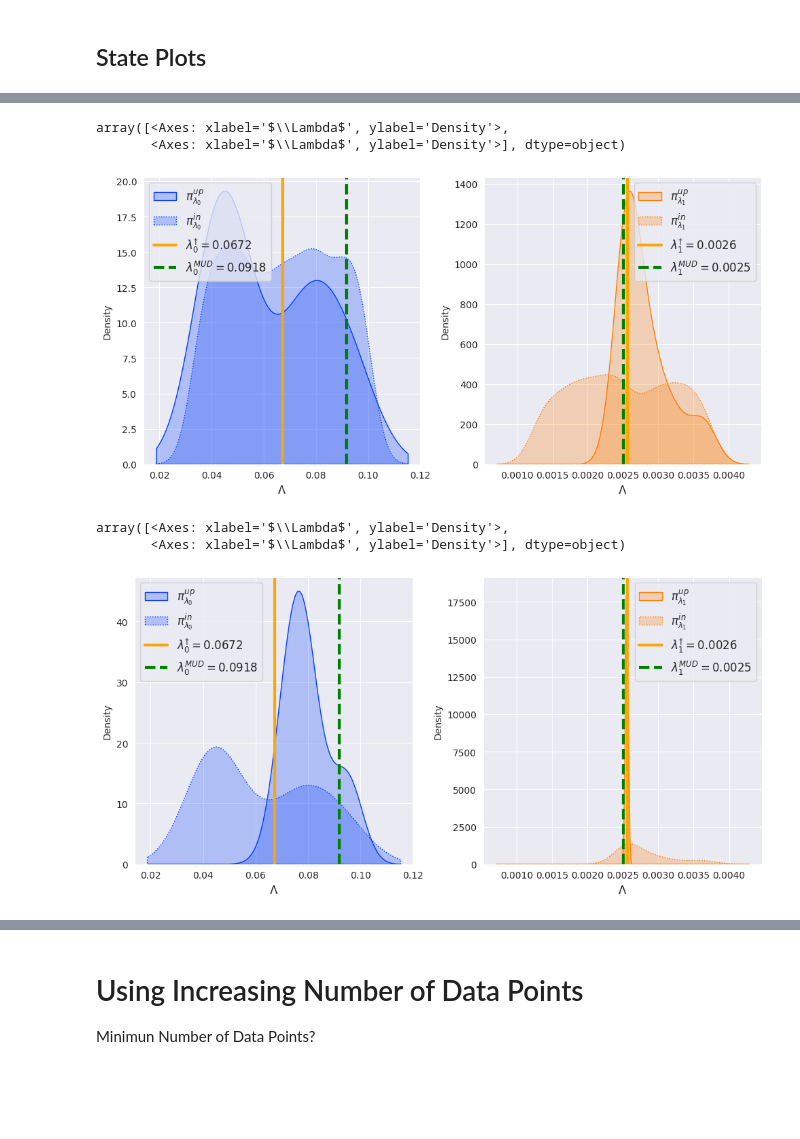
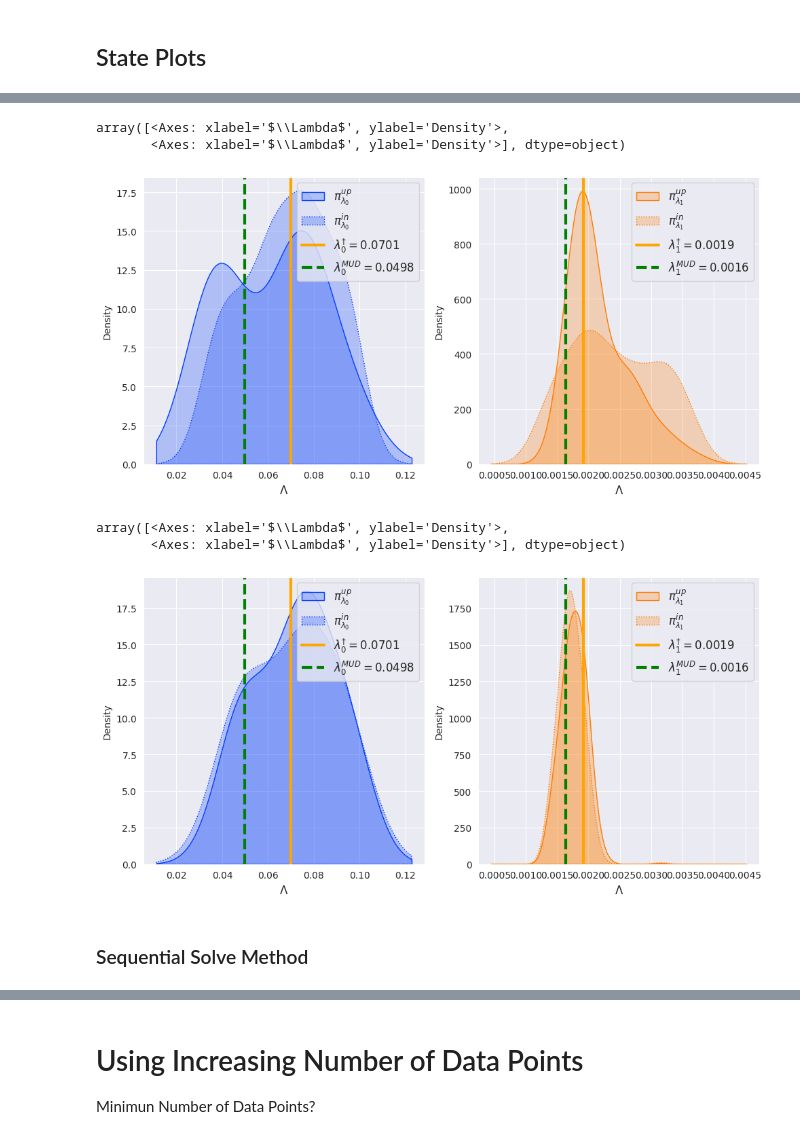
Before and after one commit to UT-CHG/pyDCI, a Jupyter notebook: notebooks/Examples/ADCIRC.ipynb, the cells around one changed output, grey strips where cells are left out. Cells and saved outputs as stored; diff of their text form; code cells hidden in the pictures; blank space fills up the shorter version.

```diff
--- a/notebooks/Examples/ADCIRC.ipynb
+++ b/notebooks/Examples/ADCIRC.ipynb
@@ -29,10 +29,11 @@ Link to published dataset - https://doi.org/10.17603/ds2-bmrf-y737
+# %%
+import pickle
+from pathlib import Path
+path = str(Path.home() /'NHERI-Published/PRJ-3492/si-inlet-full-ds.pickle')
+path = str(Path.cwd() / 'si-inlet-full-ds.pickle')
 # %%
-import pickle
-from pathlib import Path
-
-with open(str(Path.home() / 'NHERI-Published/PRJ-3492/si-inlet-full-ds.pickle'), 'rb') as fp:
+with open(path, 'rb') as fp:
     full_ds = pickle.load(fp)
-
 full_ds
 # %% [output]
 {'lam': array([[0.05846134, 0.00297906],
@@ -75,8 +107,8 @@ lam_true_idx = 999 # For same results as pilosov2023parameter
 # %%
 from pydci.utils import add_noise
 
-std_dev = 0.1
-measurements = add_noise(all_data[[lam_true_idx]], std_dev).reshape(-1, 1)
+std_dev = 0.05
+measurements = add_noise(all_data[[lam_true_idx]], std_dev, seed=123).reshape(-1, 1)
 # %%
 from pydci.utils import put_df, add_noise
 import pandas as pd
@@ -142,16 +187,21 @@ full_ds['lam'].shape, full_ds['data'].shape, full_ds['true_vals'].shape
 import numpy as np
 import seaborn as sns
 import matplotlib.pyplot as plt
+import pdb
 
-fig, ax = plt.subplots(1,1, figsize=(12,7))
 
-sns.lineplot(data_df, x='ts', y='q_lam_true_0', label='True State', ax=ax)
-sns.scatterplot(data_df, x='ts', y='q_lam_obs_0', marker='*', label='Observed State', ax=ax)
+def plot_state(data, samples=None, mask=None):
+    fig, ax = plt.subplots(1,1, figsize=(12,7))
 
-for i in np.random.choice(range(len(samples_df)), 10, replace=False):
-    cols = [c for c in samples_df.columns if c.startswith('q_lam')]
-    to_plot = pd.DataFrame(samples_df.iloc[[i]][cols].values.T, columns=[f'q_lam_s={i}'])
-    to_plot['ts'] = data_df['ts'].values
-    sns.lineplot(to_plot, x='ts', y=f'q_lam_s={i}', ax=ax, color='r', alpha=0.1)
+    mask = data.index.values if mask is None else mask
+    sns.lineplot(data.iloc[mask], x='ts', y='q_lam_true_0', label='True State', ax=ax)
+    sns.scatterplot(data.iloc[mask], x='ts', y='q_lam_obs_0', marker='*', label='Observed State', ax=ax)
 
-ax.set_title(f'lam_true = {data_df["lam_true_0"].values[0]}, {data_df["lam_true_1"].values[0]}')
+    if samples is not None:
+        cols = [c for c in samples.columns if c.startswith('q_lam_') and int(c.split('_')[-1]) in mask]
+        for i in np.random.choice(range(len(samples)), 10, replace=False):
+            to_plot = pd.DataFrame(samples.iloc[[i]][cols].values.T, columns=[f'q_lam_s={i}'])
+            to_plot['ts'] = data.iloc[mask]['ts'].values
+            sns.lineplot(to_plot, x='ts', y=f'q_lam_s={i}', ax=ax, color='r', alpha=0.1)
+
+    ax.set_title(f'lam_true = {data["lam_true_0"].values[0]}, {data["lam_true_1"].values[0]}')
@@ -229,10 +332,12 @@ plot_params(pca, pca.pca_states[pca.pca_states['iteration'] == 0], lam_true_idx)
 # %% [output]
 array([<Axes: xlabel='$\\Lambda$', ylabel='Density'>,
        <Axes: xlabel='$\\Lambda$', ylabel='Density'>], dtype=object)
-[figure, old version]
+[figure, new version]
 # %%
-plot_params(pca, pca.pca_states[pca.pca_states['iteration'] == 1], lam_true_idx)
+plot_params(pca, pca.pca_states[pca.pca_states['iteration'] == 48], lam_true_idx)
 # %% [output]
 array([<Axes: xlabel='$\\Lambda$', ylabel='Density'>,
        <Axes: xlabel='$\\Lambda$', ylabel='Density'>], dtype=object)
-[figure, old version]
+[figure, new version]
+# %% [markdown]
+### Sequential Solve Method
```
Also changed, not shown: parts of 60 cells of this notebook, 4 other files.
